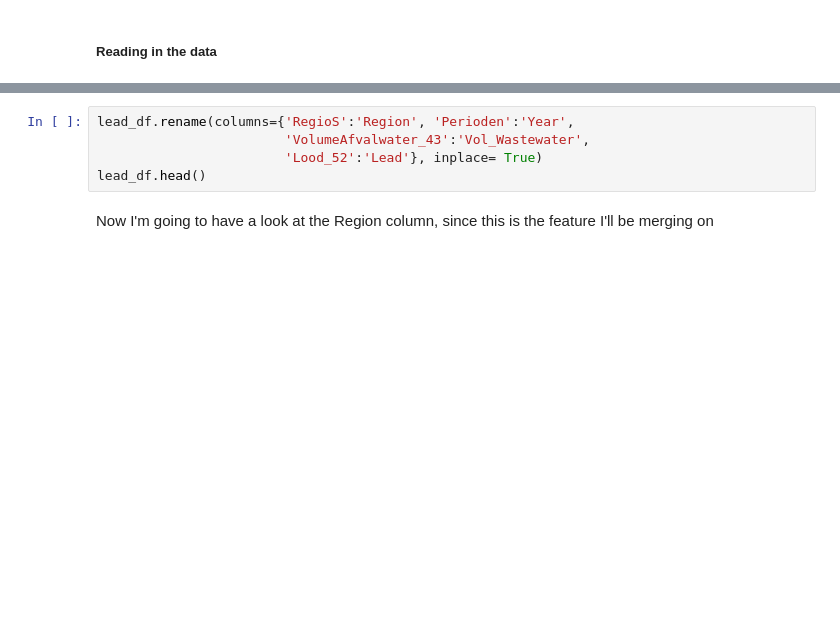
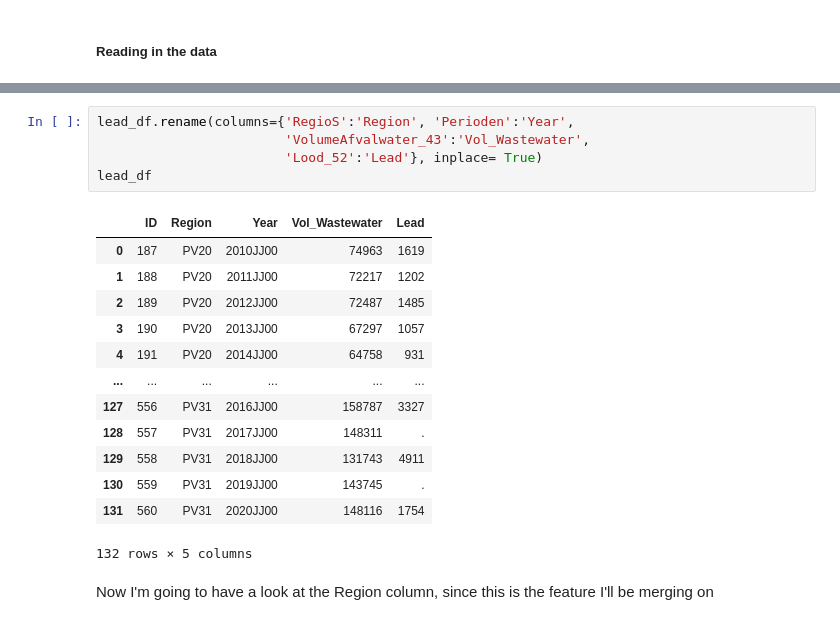
Before and after one commit to JMenzingaST/Lead_Crime_NL, a Jupyter notebook: Main.ipynb, the cells around one changed output, grey strips where cells are left out. Cells and saved outputs as stored; diff of their text form; blank space fills up the shorter version.

```diff
--- a/Main.ipynb
+++ b/Main.ipynb
@@ -75,8 +95,22 @@ crime_df.head()
 # %%
 lead_df.rename(columns={'RegioS':'Region', 'Perioden':'Year',
                         'VolumeAfvalwater_43':'Vol_Wastewater',
                         'Lood_52':'Lead'}, inplace= True)
-lead_df.head()
+lead_df
+# %% [output]
+|  | ID | Region | Year | Vol_Wastewater | Lead |
+| 0 | 187 | PV20 | 2010JJ00 | 74963 | 1619 |
+| 1 | 188 | PV20 | 2011JJ00 | 72217 | 1202 |
+| 2 | 189 | PV20 | 2012JJ00 | 72487 | 1485 |
+| 3 | 190 | PV20 | 2013JJ00 | 67297 | 1057 |
+| 4 | 191 | PV20 | 2014JJ00 | 64758 | 931 |
+| ... | ... | ... | ... | ... | ... |
+| 127 | 556 | PV31 | 2016JJ00 | 158787 | 3327 |
+| 128 | 557 | PV31 | 2017JJ00 | 148311 | . |
+| 129 | 558 | PV31 | 2018JJ00 | 131743 | 4911 |
+| 130 | 559 | PV31 | 2019JJ00 | 143745 | . |
+| 131 | 560 | PV31 | 2020JJ00 | 148116 | 1754 |
+132 rows × 5 columns
 # %% [markdown]
 Now I'm going to have a look at the Region column, since this is the feature I'll be merging on
 # %%
```
Also changed, not shown: parts of 10 cells of this notebook, 1 other file.
